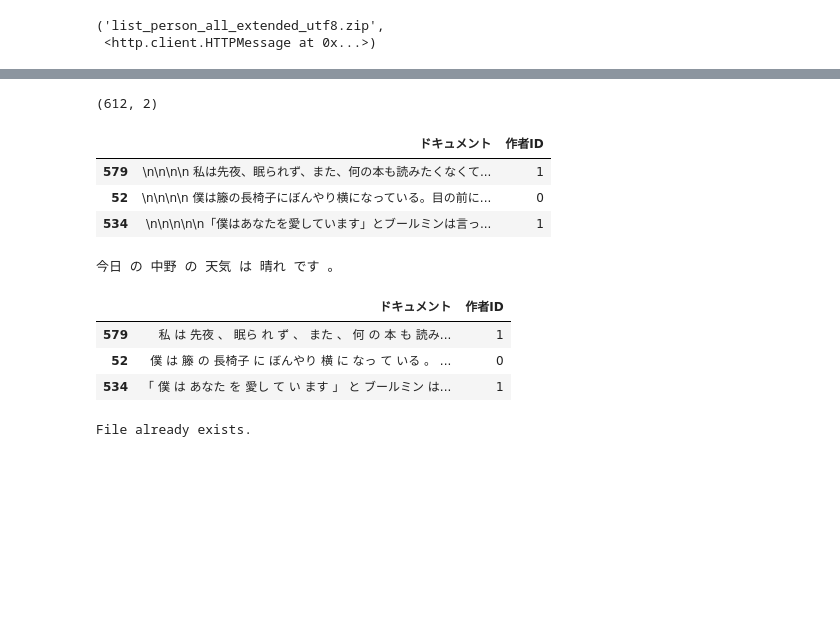
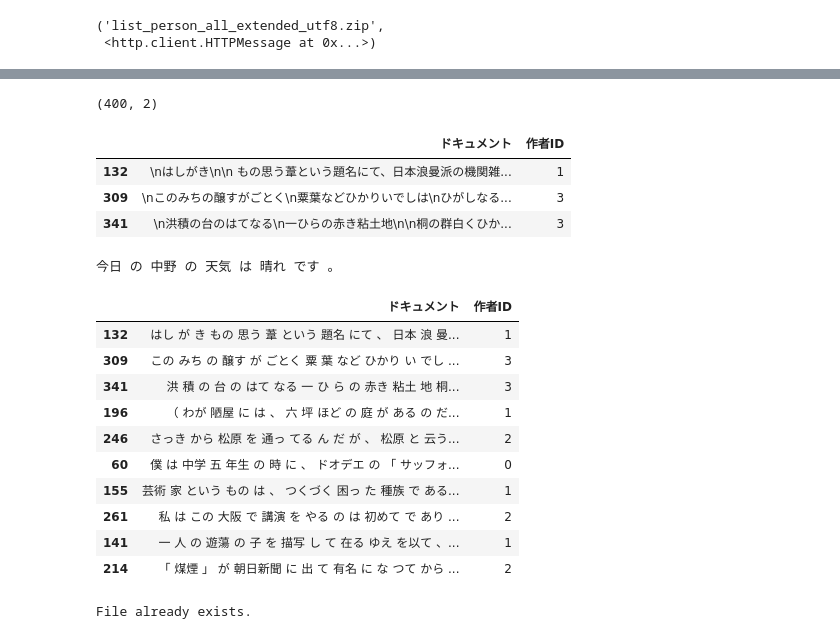
Before and after one commit to matatsuna/aozora-tf-idf, a Jupyter notebook: aozora-tf-idf.ipynb, the cells around one changed output, grey strips where cells are left out. Drawn from its saved outputs; the diff is of its cells as text; code cells hidden in the pictures; blank space fills up the shorter version.

```diff
--- a/aozora-tf-idf.ipynb
+++ b/aozora-tf-idf.ipynb
@@ -19,8 +19,8 @@ import re
 # 変数
 csvUrl= "https://www.aozora.gr.jp/index_pages/list_person_all_extended_utf8.zip"
 csvFileName = "list_person_all_extended_utf8"
-autherName=["芥川竜之介","太宰治"]
-autherID = ["000879","000035"]
+autherName=["芥川竜之介","太宰治","夏目漱石","宮沢賢治"]
+autherID = ["000879","000035","000148","000081"]
 dataPath = "aozora"
 trainPath = "train"
 testPath = "test"
@@ -172,8 +191,11 @@ for s in ([dataPath]):
     for l,i in zip(autherName,range(len(autherName))):
         # フォルダ名を結合する
         path = os.path.join("./", s, l)
+        print(l,len(os.listdir(path)))
         # ファイルを開いてpandasのDataFrameに追加する
-        for file in sorted(os.listdir(path)):
+        for j,file in enumerate(sorted(os.listdir(path))):
+            if j>=100:
+                break
             with open(os.path.join(path, file),'r', encoding='utf-8') as infile:
                 txt = infile.read()
             df = df.append([[txt, i]],ignore_index=True)
@@ -189,11 +220,11 @@ df = df.reindex(np.random.permutation(df.index))
 print(df.shape)
 df.head(3)
 # %% [output]
-(612, 2)
+(400, 2)
 |  | ドキュメント | 作者ID |
-| 579 | \n\n\n\n 私は先夜、眠られず、また、何の本も読みたくなくて... | 1 |
-| 52 | \n\n\n\n 僕は籐の長椅子にぼんやり横になっている。目の前に... | 0 |
-| 534 | \n\n\n\n\n「僕はあなたを愛しています」とブールミンは言っ... | 1 |
+| 132 | \nはしがき\n\n もの思う葦という題名にて、日本浪曼派の機関雑... | 1 |
+| 309 | \nこのみちの醸すがごとく\n粟葉などひかりいでしは\nひがしなる... | 3 |
+| 341 | \n洪積の台のはてなる\n一ひらの赤き粘土地\n\n桐の群白くひか... | 3 |
 # %%
 # Mecabの環境が必要です
 # Mecabが動くかのテスト
@@ -217,12 +248,19 @@ def preprocessor(text):
 # すべてのドキュメントに関数を使う
 df['ドキュメント'] = df['ドキュメント'].apply(preprocessor)
 # %%
-df.head(3)
+df.head(10)
 # %% [output]
 |  | ドキュメント | 作者ID |
-| 579 | 私 は 先夜 、 眠ら れ ず 、 また 、 何 の 本 も 読み... | 1 |
-| 52 | 僕 は 籐 の 長椅子 に ぼんやり 横 に なっ て いる 。 ... | 0 |
-| 534 | 「 僕 は あなた を 愛し て い ます 」 と ブールミン は... | 1 |
+| 132 | はし が き もの 思う 葦 という 題名 にて 、 日本 浪 曼... | 1 |
+| 309 | この みち の 醸す が ごとく 粟 葉 など ひかり い でし ... | 3 |
+| 341 | 洪 積 の 台 の はて なる 一 ひ ら の 赤き 粘土 地 桐... | 3 |
+| 196 | （ わが 陋屋 に は 、 六 坪 ほど の 庭 が ある の だ... | 1 |
+| 246 | さっき から 松原 を 通っ てる ん だ が 、 松原 と 云う... | 2 |
+| 60 | 僕 は 中学 五 年生 の 時 に 、 ドオデエ の 「 サッフォ... | 0 |
+| 155 | 芸術 家 という もの は 、 つくづく 困っ た 種族 で ある... | 1 |
+| 261 | 私 は この 大阪 で 講演 を やる の は 初めて で あり ... | 2 |
+| 141 | 一 人 の 遊蕩 の 子 を 描写 し て 在る ゆえ を以て 、... | 1 |
+| 214 | 「 煤煙 」 が 朝日新聞 に 出 て 有名 に な つて から ... | 2 |
 # %%
 # 日本語のstopを定義
 # 出典：https://qiita.com/chamao/items/7edaba62b120a660657e
```
Also changed, not shown: parts of 7 cells of this notebook.
